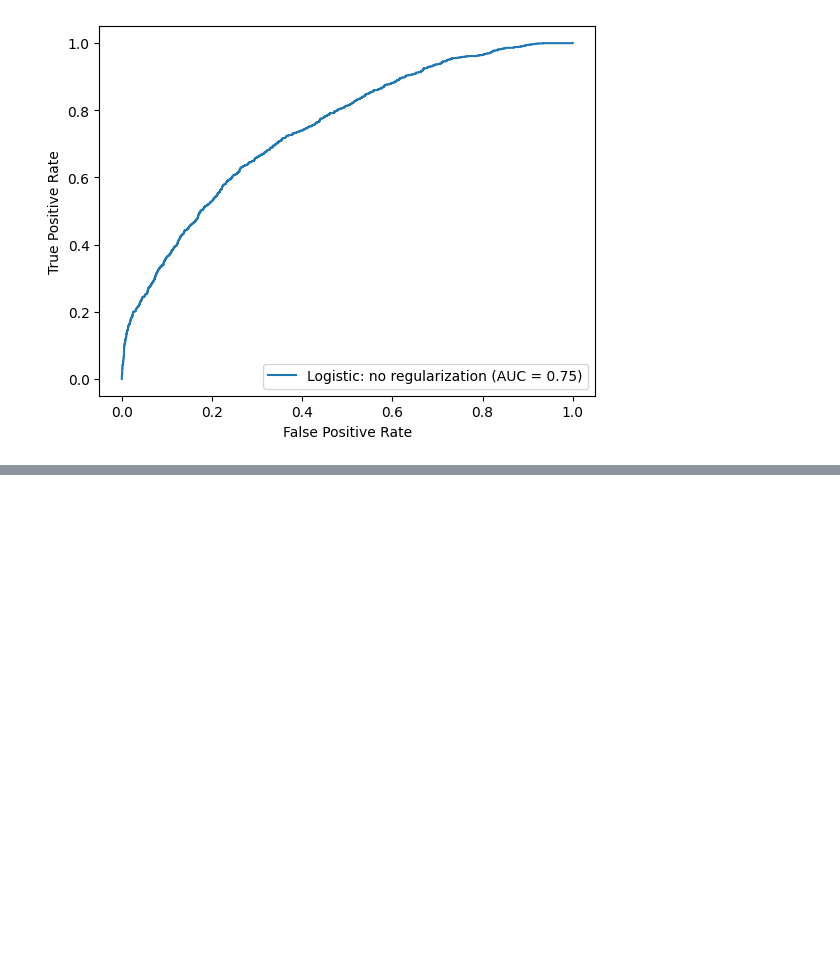
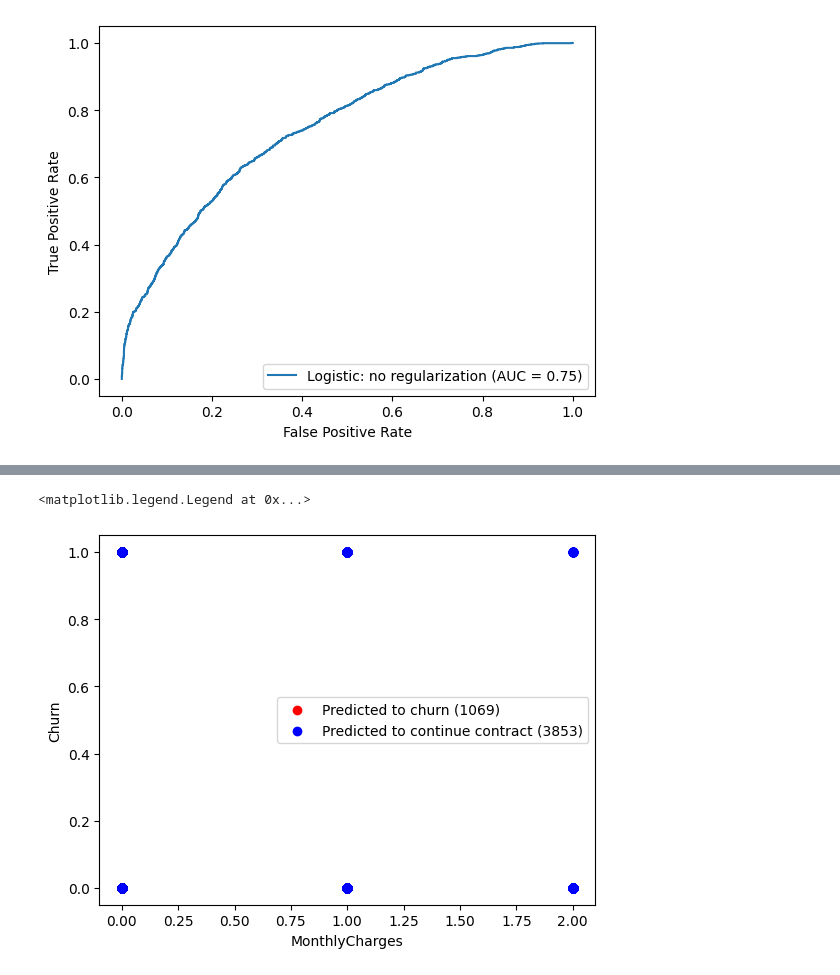
Before and after one commit to Rigbones/ISOM3360_Asg2, a Jupyter notebook: isom3360_asg2.ipynb, the cells around one changed output, grey strips where cells are left out. Drawn from its saved outputs; the diff is of its cells as text; code cells hidden in the pictures; blank space fills up the shorter version.

```diff
--- a/isom3360_asg2.ipynb
+++ b/isom3360_asg2.ipynb
@@ -524,0 +529,6 @@ OnlineSecurity & -0.21 & MonthlyCharges & 0 \\
+# %%
+for c in [0.005, 0.05, 0.5]:
+	logistic_model_l1 = LogisticRegression(penalty='l1', random_state=2211, solver='liblinear', max_iter=10_000, C=c)
+	logistic_model_l1.fit(X_norm, y)
+	print("Columns dropped for c = ", c)
+	print(cols[0:18][(np.abs(logistic_model_l1.coef_[0]) < 0.000000001)])
@@ -524,0 +544,17 @@ OnlineSecurity & -0.21 & MonthlyCharges & 0 \\
+# %%
+logistic_model_l1 = LogisticRegression(penalty='l1', random_state=2211, solver='liblinear', max_iter=10_000, C=0.05)
+logistic_model_l1.fit(X_norm, y)
+# %%
+# investigate why monthly charge is dropped by the model
+monthlycharge = X[:, 14] # 17 is monthly charges column, un-normalized
+
+y_pred = logistic_model_l1.predict(X_norm)
+
+plt.scatter(monthlycharge[y_pred == 1], y[y_pred == 1], color="red", label=f"Predicted to churn ({(y_pred == 1).sum()})", s=7)
+plt.scatter(monthlycharge[y_pred == 0], y[y_pred == 0], color="blue", label=f"Predicted to continue contract ({(y_pred == 0).sum()})", s=0.5)
+plt.xlabel("MonthlyCharges")
+plt.ylabel("Churn")
+plt.legend(loc="center right")
+# %% [output]
+<matplotlib.legend.Legend at 0x...>
+[figure, added]
```
Also changed, not shown: parts of 4 cells of this notebook, 1 other file.
